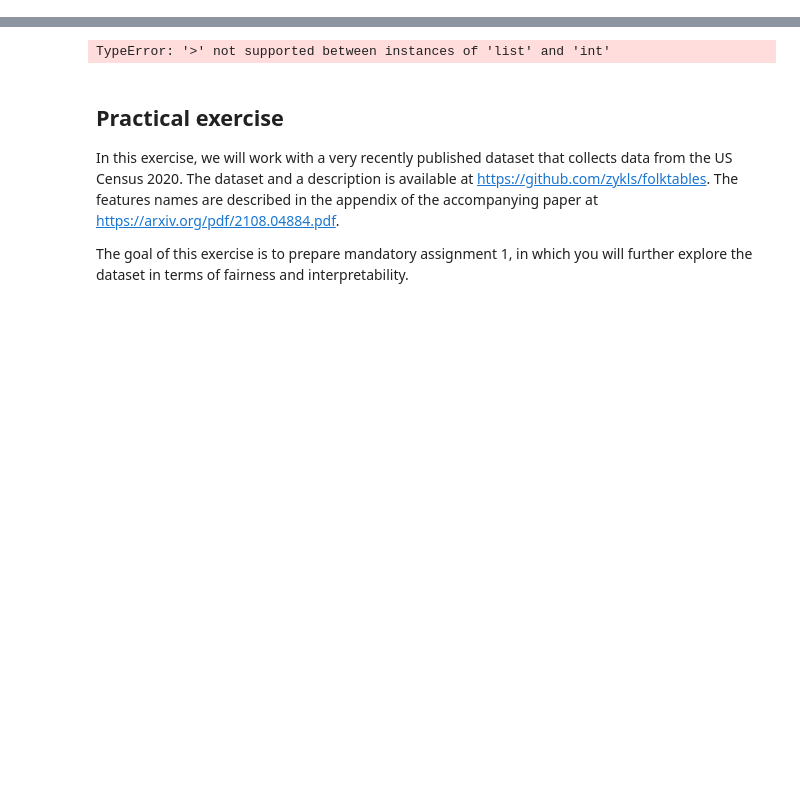
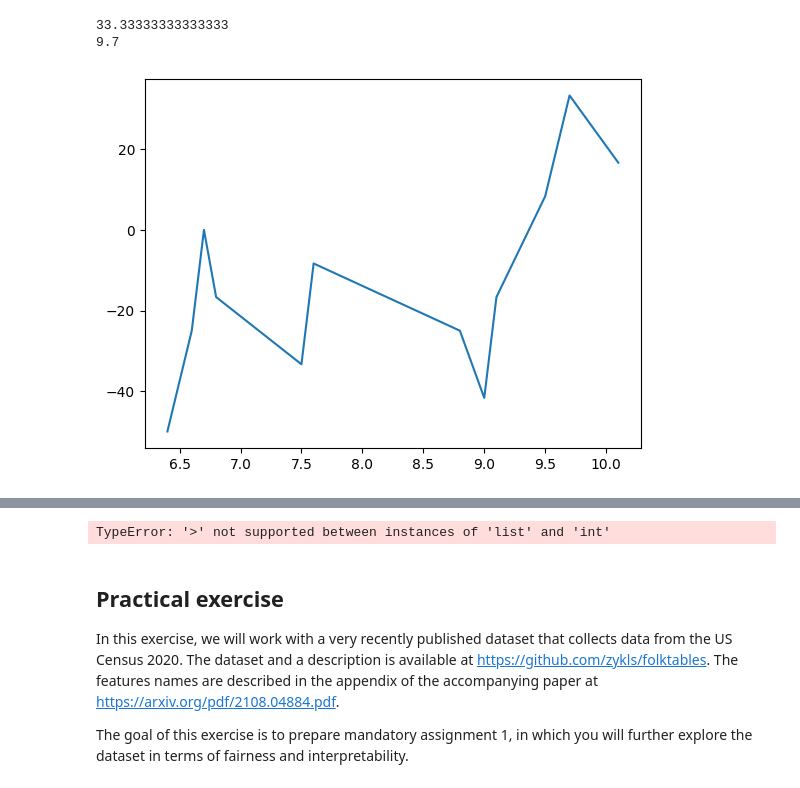
Before and after one commit to TheJarmanitor/algorithmic_fairness_2024, a Jupyter notebook: Exercise_2/afae24-exercise2.ipynb, the cells around one changed output, grey strips where cells are left out. Drawn from its saved outputs; the diff is of its cells as text; code cells hidden in the pictures; blank space fills up the shorter version.

```diff
--- a/Exercise_2/afae24-exercise2.ipynb
+++ b/Exercise_2/afae24-exercise2.ipynb
@@ -108,0 +100,27 @@ print(tpr_triangles)
+# %%
+best_threshold = 0
+
+best_money = 0
+money_list = []
+
+for i in range(len(threshold)):
+    current_threshold = threshold[i]
+
+    current_tp = tpr[i]
+    current_fp = fpr[i]
+
+    money = (current_tp * 100 - current_fp * 150)
+    money_list.append(money)
+    if money > best_money:
+        best_index = i
+        best_money = money
+        best_threshold = current_threshold
+print(best_money)
+print(best_threshold)
+
+plt.plot(threshold, money_list)
+plt.show()
+# %% [output]
+33.33333333333333
+9.7
+[figure, added]
```
Also changed, not shown: parts of 3 cells of this notebook, 1 other file.
